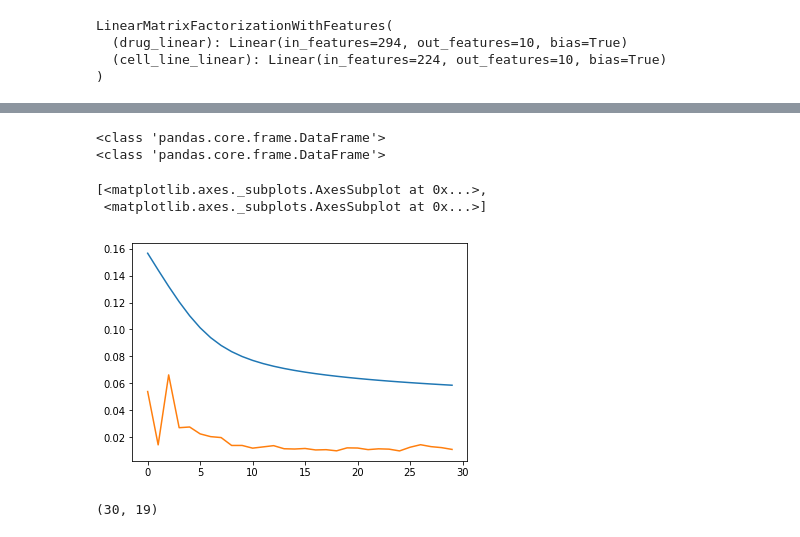
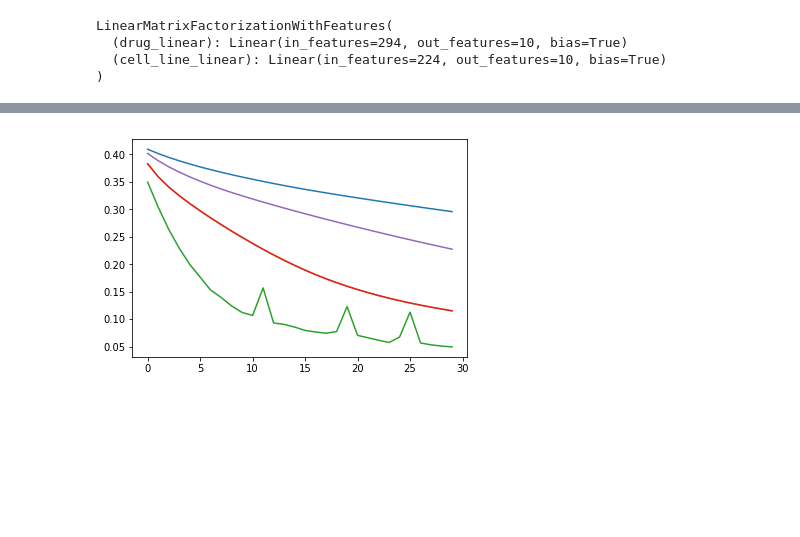
Before and after one commit to kkoras/rec-system-for-drug-response, a Jupyter notebook: Scripts/Prototypes and baseline models/linear_model_KINOMEscan_data.ipynb, the cells around one changed output, grey strips where cells are left out. Saved outputs shown, nothing was run; the diff lists cells and outputs as text; code cells hidden in the pictures; blank space fills up the shorter version.

Commit message:
Add more functionalities to Model class and prototype hyperparameter tuning with Tune

```diff
--- a/Scripts/Prototypes and baseline models/linear_model_KINOMEscan_data.ipynb
+++ b/Scripts/Prototypes and baseline models/linear_model_KINOMEscan_data.ipynb
@@ -834,0 +844,4 @@ print(df["Model correlation"].median())
+# %%
+samples_train = samples_train.sample(1000, random_state=2)
+samples_val = samples_val.sample(1000, random_state=2)
+samples_test = samples_test.sample(1000, random_state=2)
@@ -897,0 +918,25 @@ trainable_for_tuning(search_space)
+# %%
+epochs = 50
+
+# search_space = {
+#     "lr": tune.choice([0.01, 0.1, 0.05]),
+#     "batch_size": tune.choice([32, 64]),
+#     "l2_lambda": tune.choice([0])
+
+# }
+
+search_space = {
+    "lr": tune.loguniform(1e-3, 1e-1),
+    "batch_size": tune.choice([16, 32, 64, 128, 256, 512, 1024]),
+    "l2_lambda": tune.loguniform(1e-3, 1e-2)
+
+}
+
+ray.shutdown()
+ray.init(num_cpus=1, num_gpus=0)
+
+
+
+results_dir = "./Hyperparameter Tuning Tune Results"
+analysis = tune.run(trainable_for_tuning, config=search_space, num_samples=10, local_dir=results_dir,
+                   verbose=2)
@@ -906,11 +1048,0 @@ rmse, corr = Model.evaluate_predictions(y_true, predicted.reshape(-1))
-# %%
-search_space = {
-    "lr": tune.sample_from(lambda spec: 10**(-10 * np.random.rand())),
-    "momentum": tune.uniform(0.1, 0.9)
-}
-
-ray.shutdown()
-ray.init(num_cpus=1, num_gpus=0)
-
-results_dir = "./Hyperparameter Tuning Tune Results"
-analysis = tune.run(train, config=search_space, num_samples=2, local_dir=results_dir)
@@ -977,11 +1070,6 @@ TERMINATED trials:
 # %%
 dfs = analysis.trial_dataframes
-for d in dfs.values():
-    print(type(d))
-[d.mean_accuracy.plot() for d in dfs.values()]
+[d.train_rmse.plot() for d in dfs.values()]
+plt.show()
 # %% [output]
-<class 'pandas.core.frame.DataFrame'>
-<class 'pandas.core.frame.DataFrame'>
-[<matplotlib.axes._subplots.AxesSubplot at 0x...>,
- <matplotlib.axes._subplots.AxesSubplot at 0x...>]
-[figure, old version]
+[figure, new version]
@@ -992,4 +1075,0 @@ for k in dfs:
-# %%
-df.shape
-# %% [output]
-(30, 19)
```
Also changed, not shown: parts of 36 cells of this notebook, 1 other file.
